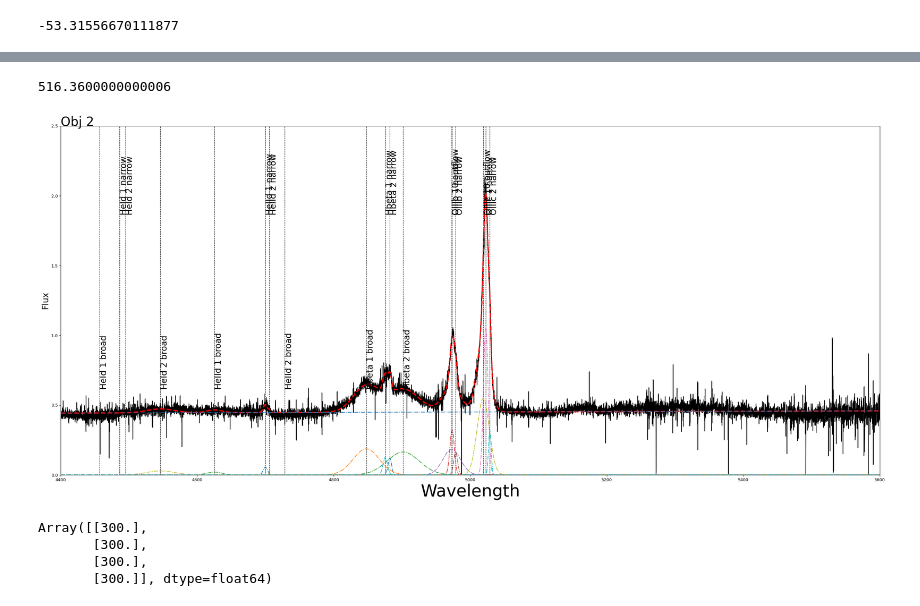
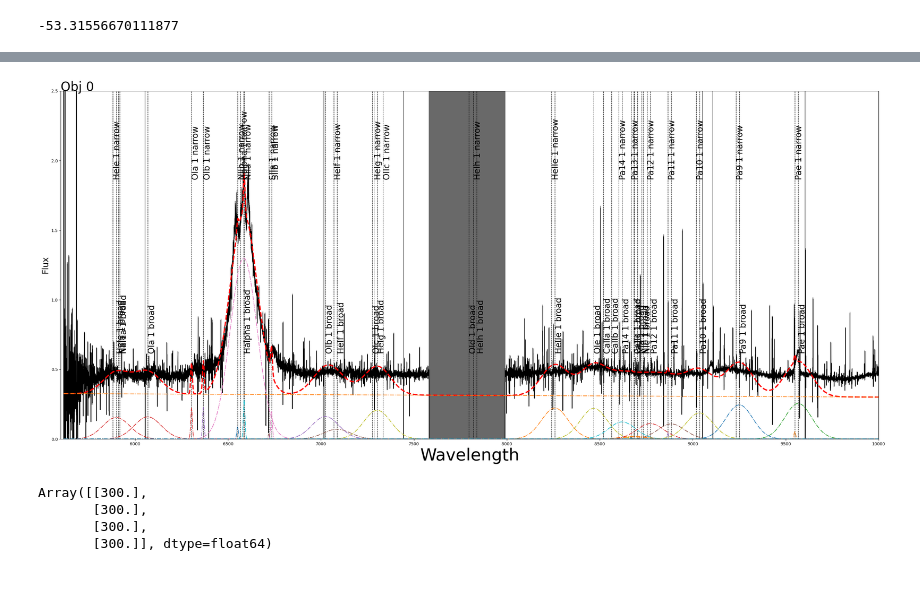
Before and after one commit to felavila/sheap, a Jupyter notebook: notebooks/2038_xd.ipynb, the cells around one changed output, grey strips where cells are left out. Saved outputs shown, nothing was run; the diff lists cells and outputs as text; code cells hidden in the pictures.

```diff
--- a/notebooks/2038_xd.ipynb
+++ b/notebooks/2038_xd.ipynb
@@ -61,7 +72,5 @@ AttributeError: 'RegionBuilder' object has no attribute 'regions_to_fit'
 # %%
-region = RegionBuilder(4400,5600)
-#
-region.make_region(verbose=True,Fe_regions=[],force_linear=False,n_broad = 2,n_narrow=2 ,narrow_plus=False,add_out_flow=True,tied_narrow_to="OIIIc") #,weighted=True
-#region.make_region(verbose=True,Fe_regions=['FeII_coronal', 'FeII_IZw1', 'Fe_uv', 'feII_forbidden'],force_linear=False,n_broad = 2,n_narrow=2 ,narrow_plus=False,add_out_flow=True)
+region = RegionBuilder(5600,10000)
+region.make_region(verbose=True,Fe_regions=[],force_linear=True,n_broad = 1,n_narrow=1 ,narrow_plus=False,add_out_flow=False,tied_narrow_to="Pae")
 # %%
 #pd.DataFrame(region.regions_to_fit)
@@ -118,12 +104,8 @@ array([6048.04490584, 6034.09826019, 6099.7555667 , 6033.60362058])
-# %%
-6562.8 - 6046.440
-# %% [output]
-516.3600000000006
 # %%
 region_plot = SheapRegionplot(clase)
-region_plot.plot(2,xlim=[4400,5600],ylim=[0,2.5],add_name=True,residual=False)#207
+region_plot.plot(0,xlim=[5600,10000],ylim=[0,2.5],add_name=True,residual=False)#207
 # %% [output]
-[figure, old version]
+[figure, new version]
 # %%
 #pandas_loc = pd.DataFrame(clase.params,columns=list(clase.params_dict.keys()))
 # %%
```
Also changed, not shown: parts of 15 cells of this notebook.
